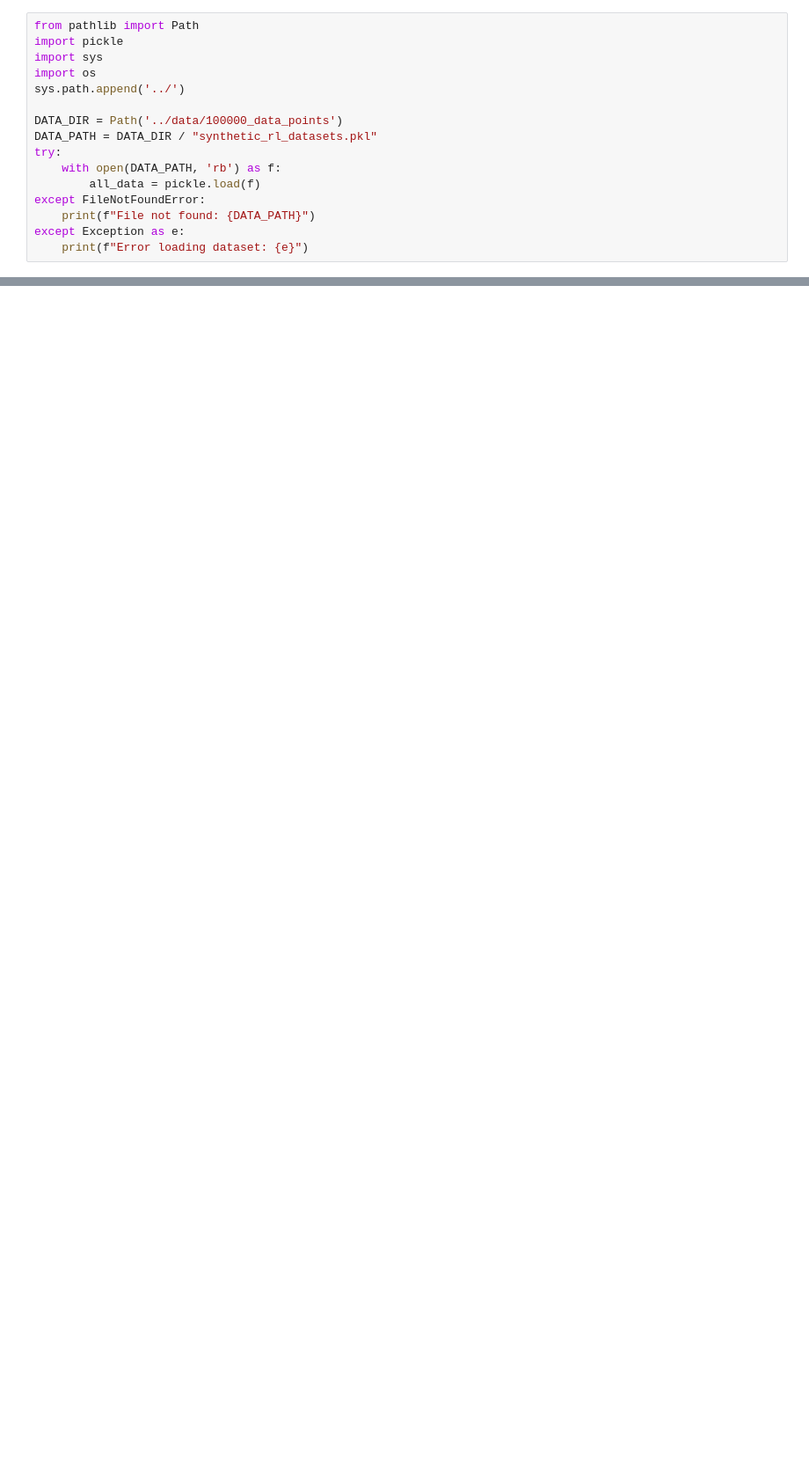
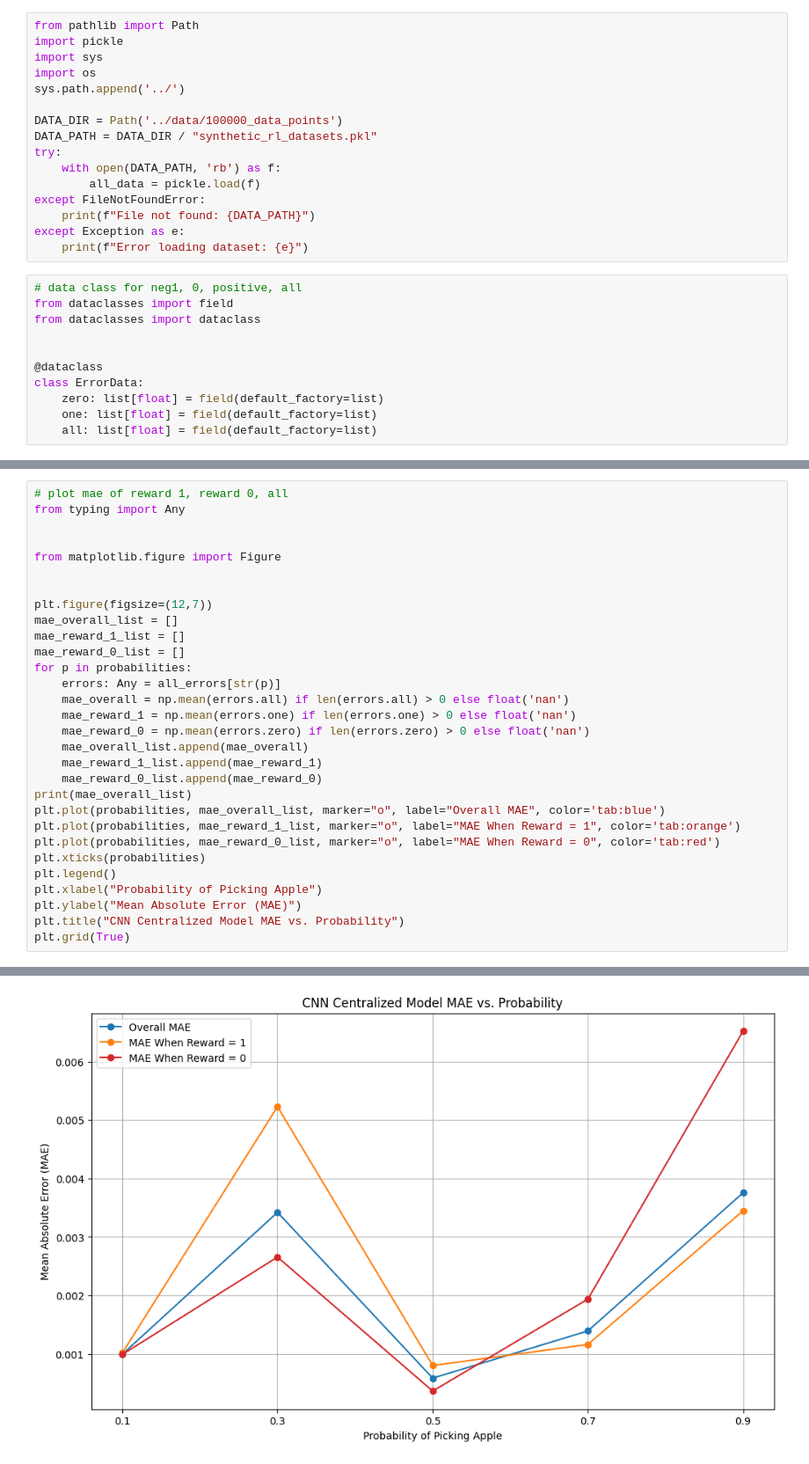
Before and after one commit to KirillUtyashev/orchard-action-market, a Jupyter notebook: notebooks/probability_cnn_centralized.ipynb, the cells around one changed output, grey strips where cells are left out. Shown at 88% size. Cells and saved outputs as stored; diff of their text form; blank space fills up the shorter version.

```diff
--- a/notebooks/probability_cnn_centralized.ipynb
+++ b/notebooks/probability_cnn_centralized.ipynb
@@ -14,6 +33,17 @@ except FileNotFoundError:
     print(f"File not found: {DATA_PATH}")
 except Exception as e:
     print(f"Error loading dataset: {e}")
+# %%
+# data class for neg1, 0, positive, all
+from dataclasses import field
+from dataclasses import dataclass
+
+
+@dataclass
+class ErrorData:
+    zero: list[float] = field(default_factory=list)
+    one: list[float] = field(default_factory=list)
+    all: list[float] = field(default_factory=list)
 # %%
 import sys
 
@@ -219,0 +191,31 @@ Final loss after training: 3.5837149425788084e-06
+# %%
+# plot mae of reward 1, reward 0, all
+from typing import Any
+
+
+from matplotlib.figure import Figure
+
+
+plt.figure(figsize=(12,7))
+mae_overall_list = []
+mae_reward_1_list = []
+mae_reward_0_list = []
+for p in probabilities:
+    errors: Any = all_errors[str(p)]
+    mae_overall = np.mean(errors.all) if len(errors.all) > 0 else float('nan')
+    mae_reward_1 = np.mean(errors.one) if len(errors.one) > 0 else float('nan')
+    mae_reward_0 = np.mean(errors.zero) if len(errors.zero) > 0 else float('nan')
+    mae_overall_list.append(mae_overall)
+    mae_reward_1_list.append(mae_reward_1)
+    mae_reward_0_list.append(mae_reward_0)
+print(mae_overall_list)
+plt.plot(probabilities, mae_overall_list, marker="o", label="Overall MAE", color='tab:blue')
+plt.plot(probabilities, mae_reward_1_list, marker="o", label="MAE When Reward = 1", color='tab:orange')
+plt.plot(probabilities, mae_reward_0_list, marker="o", label="MAE When Reward = 0", color='tab:red')
+plt.xticks(probabilities)
+plt.legend()
+plt.xlabel("Probability of Picking Apple")
+plt.ylabel("Mean Absolute Error (MAE)")
+plt.title("CNN Centralized Model MAE vs. Probability")
+plt.grid(True)
+# %% [output]
@@ -219,0 +223 @@ Final loss after training: 3.5837149425788084e-06
+[figure, added]
```
Also changed, not shown: parts of 6 cells of this notebook, 13 other files.
